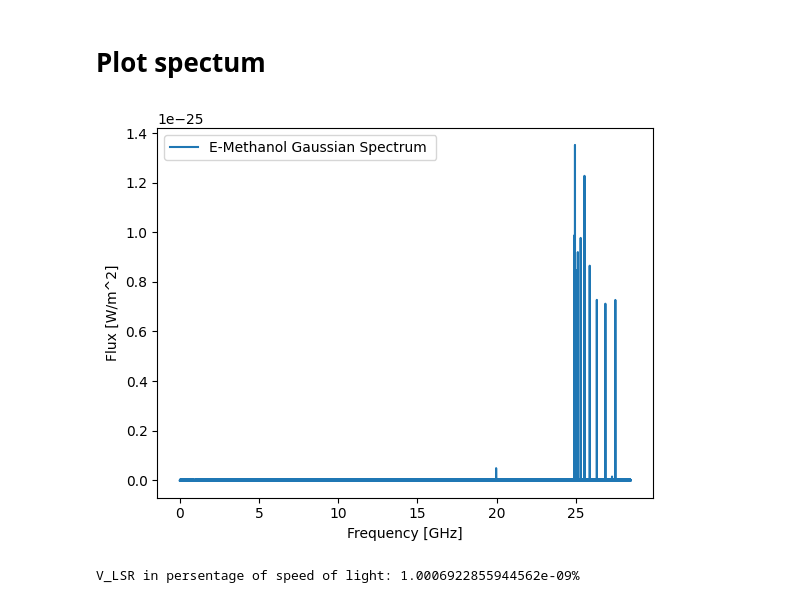
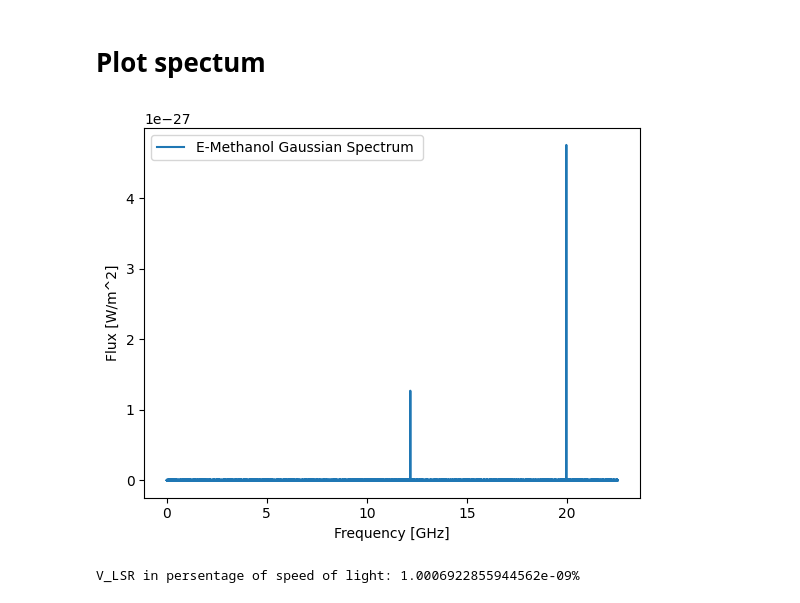
Before and after one commit to aleksej-rodano/phas0052_project, a Jupyter notebook: mcmc_and_radex.ipynb, the cells around one changed output. Drawn from its saved outputs; the diff is of its cells as text; code cells hidden in the pictures.

```diff
--- a/mcmc_and_radex.ipynb
+++ b/mcmc_and_radex.ipynb
@@ -157,11 +157,9 @@ def model_spectrum(x, params):
         fwhm = params[3 * i + 2]
         total += gaussian(x, amp, cen, fwhm)
     return total
-# %%
-realistic_fwhm = nu0_arrayCH3OH * (width_v / constants.c)
 # %%
 # number of transitions to plot in spectrum
-n_trans_spectrum = 29
+n_trans_spectrum = 10
 
 # generate frequency space
 x = np.linspace(0, nu0_arrayCH3OH[n_trans_spectrum] * 1.01, int(1e5))
@@ -170,34 +168,34 @@ x = np.linspace(0, nu0_arrayCH3OH[n_trans_spectrum] * 1.01, int(1e5))
 # V_LSR = 0.0001 * constants.c
 V_LSR = 0.3
 
 nu0_arrayCH3OH_observed = nu0_arrayCH3OH * (1 - (V_LSR * 100) / constants.c)
 
 params_observed = []
 params_rest = []
 for i in range(n_trans_spectrum):
     params_observed.extend([flux_methanol[i], nu0_arrayCH3OH_observed[i], realistic_fwhm[i]])
     # params_rest.extend([flux_methanol[i], nu0_arrayCH3OH[i], realistic_fwhm[i]])
 
 # Generate the spectra
 no_noise_spectrum_observed = model_spectrum(x, params_observed)
 # no_noise_spectrum_rest = model_spectrum(x, params_rest)
 
 noise_std_observed = 0.0005 * np.max(no_noise_spectrum_observed)
 # noise_std_rest = 0.0005 * np.max(no_noise_spectrum_rest)
 
 observed_spectrum = no_noise_spectrum_observed + np.random.normal(0, noise_std_observed, len(x))
 # spectrum_rest = no_noise_spectrum_rest + np.random.normal(0, noise_std_rest, len(x))
 
 # Plot the spectra
 fig, ax = plt.subplots()
 plt.plot(x / constants.giga, observed_spectrum, label="E-Methanol Gaussian Spectrum ")
 # plt.plot(x / constants.giga, spectrum_rest, label="Gaussian Spectrum with Rest nu")
 plt.xlabel("Frequency [GHz]")
 plt.ylabel(r"Flux [W/m^2]")
 plt.legend()
 plt.show()
 # %% [output]
-[figure, old version]
+[figure, new version]
 # %%
 V_LSR_cpersentage = (V_LSR) / constants.c
 print(f"V_LSR in persentage of speed of light: {V_LSR_cpersentage}%")
```
Also changed, not shown: parts of 15 cells of this notebook, 3 other files.
